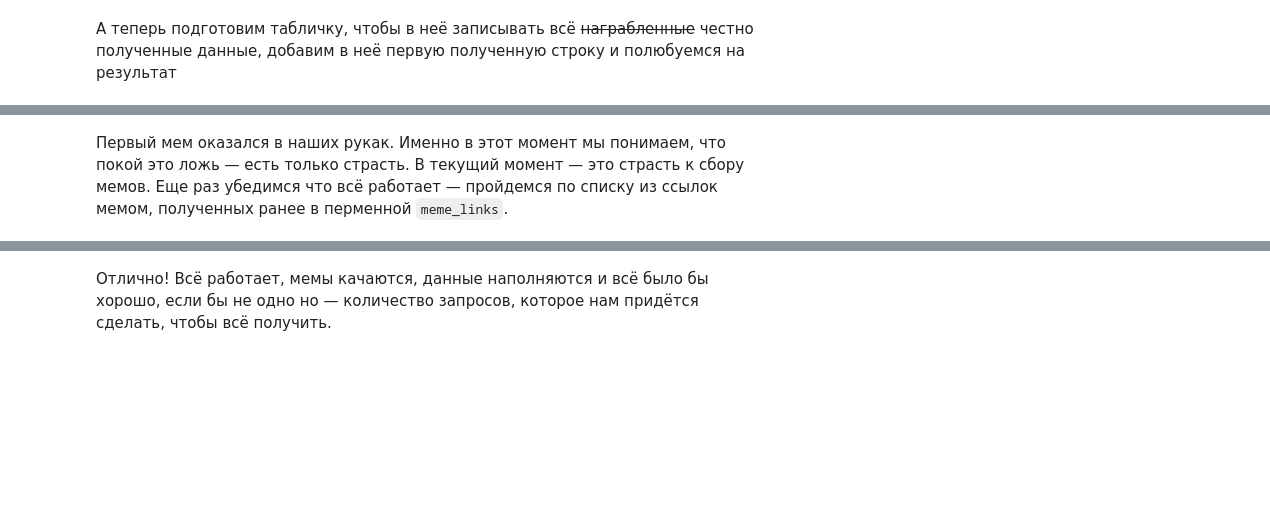
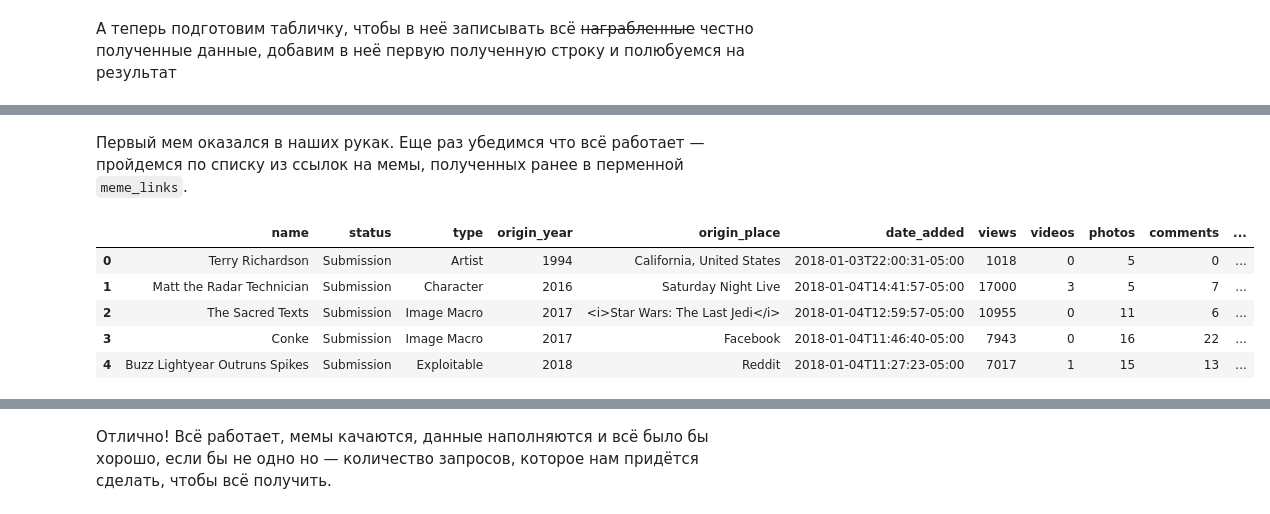
Before and after one commit to DmitrySerg/memology, a Jupyter notebook: KnowYourMemesParser_v2.ipynb, the cells around one changed output, grey strips where cells are left out. Drawn from its saved outputs; the diff is of its cells as text; code cells hidden in the pictures; blank space fills up the shorter version.

Commit message:
working through the text...

```diff
--- a/KnowYourMemesParser_v2.ipynb
+++ b/KnowYourMemesParser_v2.ipynb
@@ -597,10 +665,17 @@ final_df
 # %% [markdown]
-Первый мем оказался в наших рукак. Именно в этот момент мы понимаем, что покой это ложь — есть только страсть. В текущий момент — это страсть к сбору мемов. Еще раз убедимся что всё работает — пройдемся по списку из ссылок мемом, полученных ранее в перменной `meme_links`.
+Первый мем оказался в наших рукак. Еще раз убедимся что всё работает — пройдемся по списку из ссылок на мемы, полученных ранее в перменной `meme_links`.
 # %%
 for meme_link in meme_links:
     data_row = getMemeData(meme_link)
     final_df = final_df.append(data_row, ignore_index=True)
 # %%
-final_df
+final_df.head()
+# %% [output]
+|  | name | status | type | origin_year | origin_place | date_added | views | videos | photos | comments | ... |
+| 0 | Terry Richardson | Submission | Artist | 1994 | California, United States | 2018-01-03T22:00:31-05:00 | 1018 | 0 | 5 | 0 | ... |
+| 1 | Matt the Radar Technician | Submission | Character | 2016 | Saturday Night Live | 2018-01-04T14:41:57-05:00 | 17000 | 3 | 5 | 7 | ... |
+| 2 | The Sacred Texts | Submission | Image Macro | 2017 | <i>Star Wars: The Last Jedi</i> | 2018-01-04T12:59:57-05:00 | 10955 | 0 | 11 | 6 | ... |
+| 3 | Conke | Submission | Image Macro | 2017 | Facebook | 2018-01-04T11:46:40-05:00 | 7943 | 0 | 16 | 22 | ... |
+| 4 | Buzz Lightyear Outruns Spikes | Submission | Exploitable | 2018 | Reddit | 2018-01-04T11:27:23-05:00 | 7017 | 1 | 15 | 13 | ... |
 # %%
 final_df.shape
```
Also changed, not shown: parts of 54 cells of this notebook.
